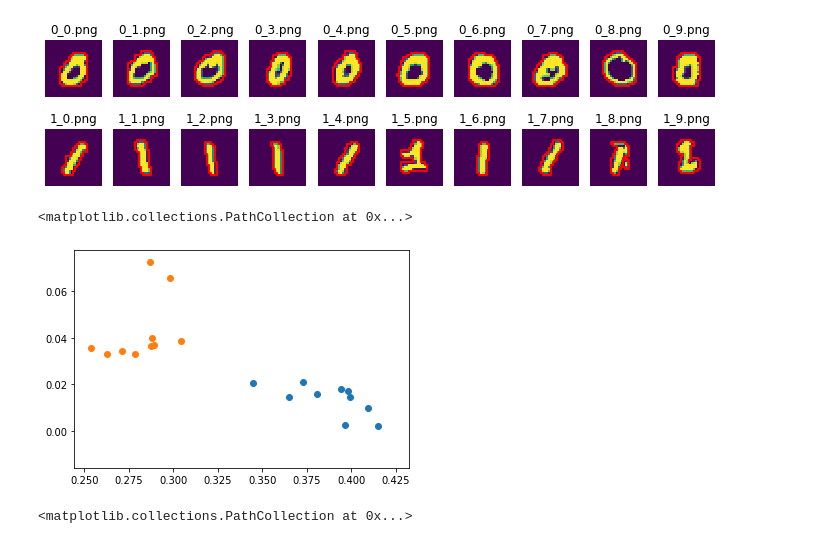
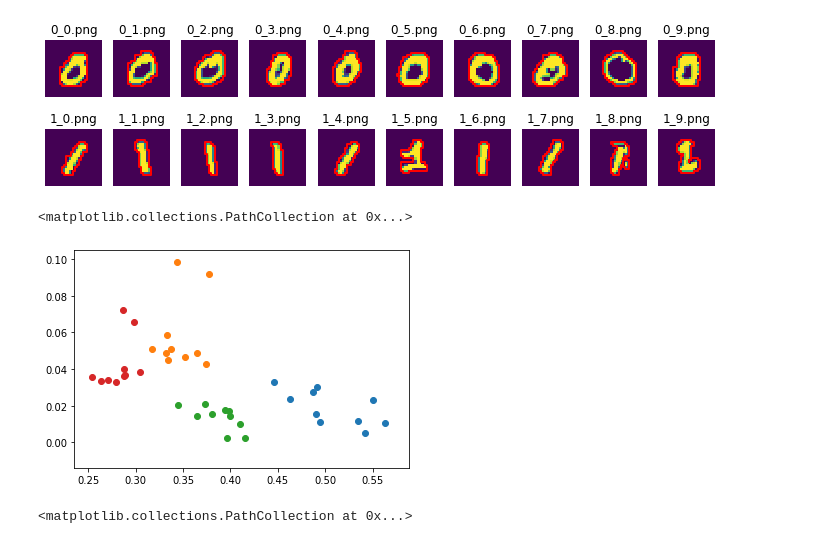
Before and after one commit to Jiang15/Image_analysis_and_pattern-recognition, a Jupyter notebook: Lab 2/lab_02_object_description.ipynb, the cells around one changed output. Saved outputs shown, nothing was run; the diff lists cells and outputs as text; code cells hidden in the pictures.

Commit message:
superimposed plot

```diff
--- a/Lab 2/lab_02_object_description.ipynb
+++ b/Lab 2/lab_02_object_description.ipynb
@@ -306,8 +306,8 @@ f2 = 3
 div = 0 # No division when set to -1
 # N = 30 # number of pts in fft
 
-FD_0 = np.zeros((10,2))
-FD_1 = np.zeros((10,2))
+FD_0_orig = np.zeros((10,2))
+FD_1_orig = np.zeros((10,2))
 
 for i in range(10):
     fft0 = np.fft.fft(contourf_af0[i])#,n = N)
@@ -319,12 +319,12 @@ for i in range(10):
     freq1 = np.fft.fftfreq(len(contourf_1[i]))
 
     # normalization
-    FD_0[i,:]  = np.abs([fft0[f1],fft0[f2]])/np.abs(fft0[div])  # Translaton (Exclude f0), scaling (ratio)，and rotation(amplitude) invariances
-    FD_1[i,:]  = np.abs([fft1[f1],fft1[f2]])/np.abs(fft1[div])
+    FD_0_orig[i,:]  = np.abs([fft0[f1],fft0[f2]])/np.abs(fft0[div])  # Translaton (Exclude f0), scaling (ratio)，and rotation(amplitude) invariances
+    FD_1_orig[i,:]  = np.abs([fft1[f1],fft1[f2]])/np.abs(fft1[div])
 
    # print(FD_0)
-plt.scatter(FD_0[:,0],FD_0[:,1])
-plt.scatter(FD_1[:,0],FD_1[:,1])
+plt.scatter(FD_0_orig[:,0],FD_0_orig[:,1])
+plt.scatter(FD_1_orig[:,0],FD_1_orig[:,1])
 # %% [output]
 <matplotlib.collections.PathCollection at 0x...>
 [figure]
@@ -357,32 +357,37 @@ plotImagContour(axes, contourf_af0, contourf_af1, im_af0, im_af1, zeros_names, o
 # %%
 # original images
 f1 = 1
 f2 = 3
 div = 0 # No division when set to -1
 # N = 30 # number of pts in fft
 
 FD_0 = np.zeros((10,2))
 FD_1 = np.zeros((10,2))
 
 for i in range(10):
     fft0 = np.fft.fft(contourf_af0[i])#,n = N)
     fft1 = np.fft.fft(contourf_af1[i])#, n = N)
     fft0[-1] = 1
     fft1[-1] = 1
 
     freq0 = np.fft.fftfreq(len(contourf_af0[i]))
     freq1 = np.fft.fftfreq(len(contourf_af1[i]))
 
     # normalization
     FD_0[i,:]  = np.abs([fft0[f1],fft0[f2]])/np.abs(fft0[div])  # Translaton (Exclude f0), scaling (ratio)，and rotation(amplitude) invariances
     FD_1[i,:]  = np.abs([fft1[f1],fft1[f2]])/np.abs(fft1[div])
 
    # print(FD_0)
+
+
+# Superimposed plot of original and transformed
+plt.scatter(FD_0_orig[:,0],FD_0_orig[:,1])
+plt.scatter(FD_1_orig[:,0],FD_1_orig[:,1])
 plt.scatter(FD_0[:,0],FD_0[:,1])
 plt.scatter(FD_1[:,0],FD_1[:,1])
 # %% [output]
 <matplotlib.collections.PathCollection at 0x...>
-[figure, old version]
+[figure, new version]
 # %%
 # original images
 f1 = 1
```
Also changed, not shown: parts of 4 cells of this notebook.
